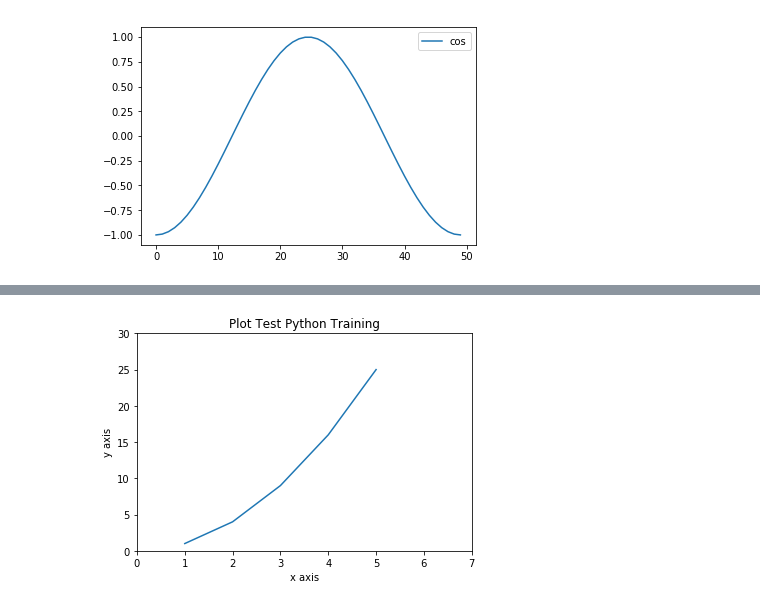
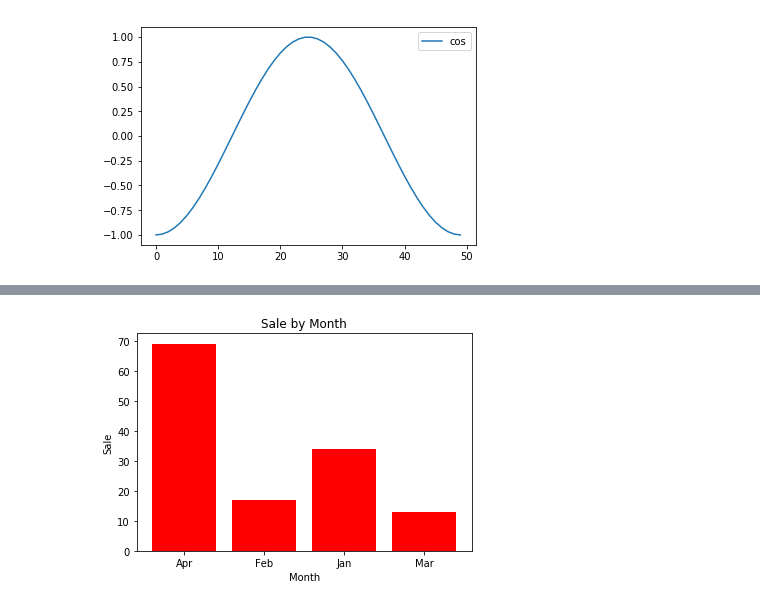
Before and after one commit to lsuhpchelp/lbrnloniworkshop2018, a Jupyter notebook: day1_python/intro-python.ipynb, the cells around one changed output, grey strips where cells are left out. Saved outputs shown, nothing was run; the diff lists cells and outputs as text; code cells hidden in the pictures.

```diff
--- a/day1_python/intro-python.ipynb
+++ b/day1_python/intro-python.ipynb
@@ -851,19 +880,10 @@ plt.show()
-# %%
-import numpy as np
-import pylab as pl
-x = [1, 2, 3, 4, 5]
-y = [1, 4, 9, 16, 25]
-# use pylabto plot x and y
-pl.plot(x, y)
-# give plot a title
-pl.title('Plot Test Python Training')
-# make axis labels
-pl.xlabel('x axis')
-pl.ylabel('y axis')
-# set axis limits
-pl.xlim(0.0, 7.0)
-pl.ylim(0.0, 30.)
-# show the plot on the screen
-pl.show()
-# %% [output]
-[figure, removed]
+# %%
+x=['Jan', 'Feb', 'Mar', 'Apr']
+y=[ 34, 17, 13, 69]
+plt.bar(x, y, color='red')
+plt.title("Sale by Month")
+plt.xlabel('Month')
+plt.ylabel('Sale')
+plt.show()
+# %% [output]
+[figure, added]
```
Also changed, not shown: parts of 24 cells of this notebook, 2 other files.
